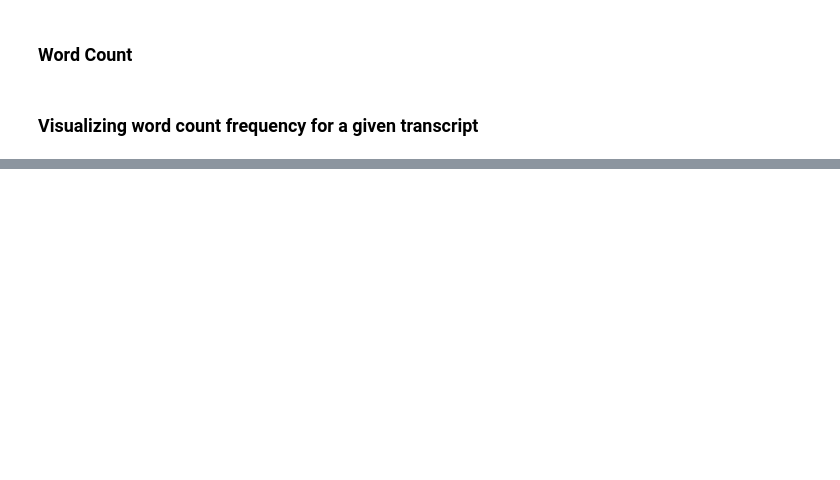
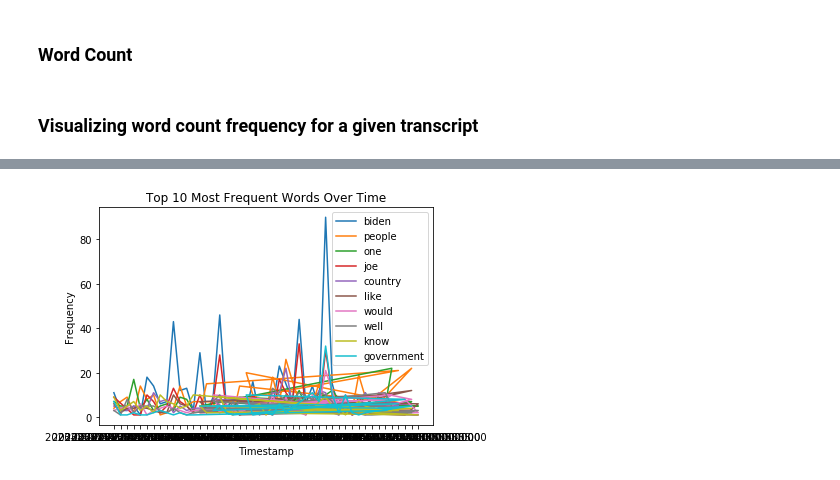
Before and after one commit to rileyschenck/milestoneproject, a Jupyter notebook: word_count_funcAndViz.ipynb, the cells around one changed output, grey strips where cells are left out. Cells and saved outputs as stored; diff of their text form; code cells hidden in the pictures; blank space fills up the shorter version.

```diff
--- a/word_count_funcAndViz.ipynb
+++ b/word_count_funcAndViz.ipynb
@@ -95,0 +86,4 @@ plot_word_counts_over_time(data)
+# %%
+plot_word_counts_over_time(data_carlson)
+# %% [output]
+[figure, added]
```
Also changed, not shown: parts of 6 cells of this notebook.
